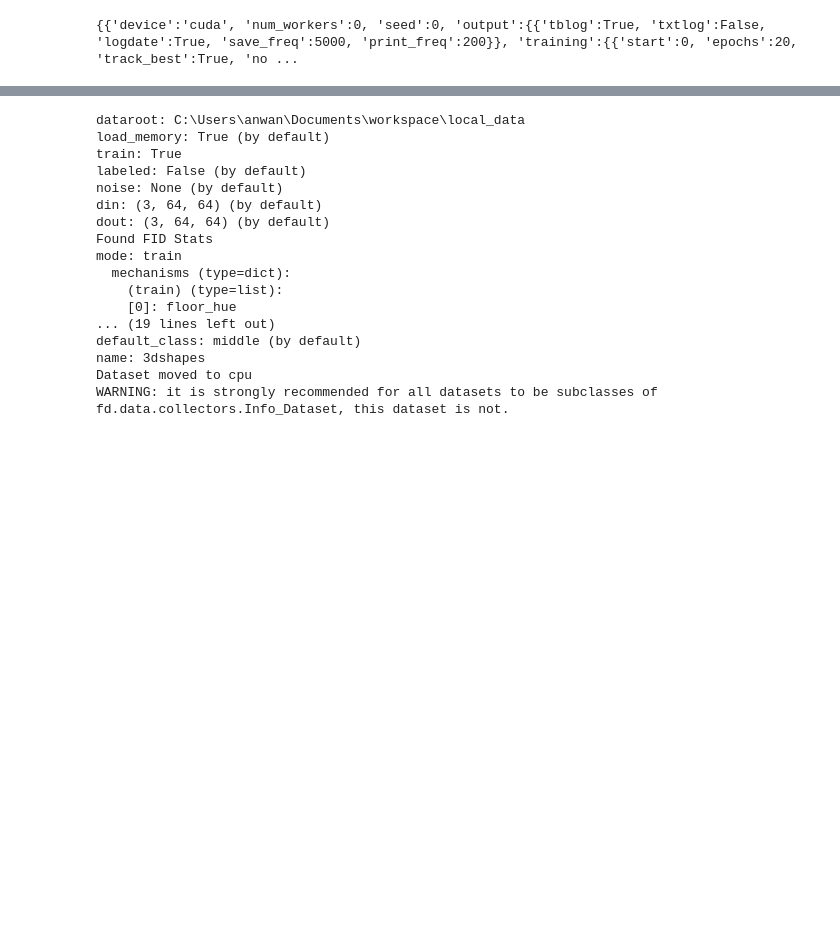
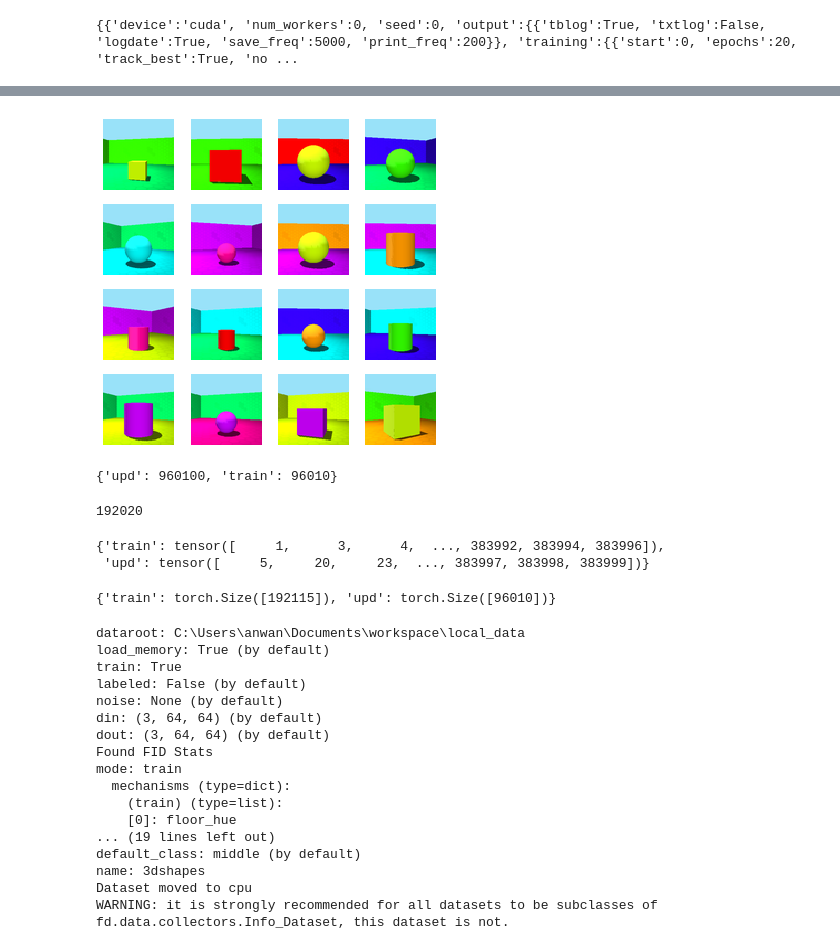
Before and after one commit to felixludos/learn_rep, a Jupyter notebook: load_mpi.ipynb, the cells around one changed output, grey strips where cells are left out. Drawn from its saved outputs; the diff is of its cells as text; code cells hidden in the pictures; blank space fills up the shorter version.

```diff
--- a/load_mpi.ipynb
+++ b/load_mpi.ipynb
@@ -174,3 +173,16 @@ C
 # %% [output]
 calling yaml.load() without Loader=... is deprecated, as the default Loader is unsafe. Please read https://msg.pyyaml.org/load for full details.
 {{'device':'cuda', 'num_workers':0, 'seed':0, 'output':{{'tblog':True, 'txtlog':False, 'logdate':True, 'save_freq':5000, 'print_freq':200}}, 'training':{{'start':0, 'epochs':20, 'track_best':True, 'no ...
+# %%
+C = trn.get_config()
+C.name = '3dshapes'
+C._mod = 'trans'
+
+C.device = 'cpu'
+C.folds.train['4'] = [0,1]
+C.folds.upd['4'] = [2]
+
+C.mix.train = 1
+C.mix.upd = 1
+
+C
@@ -176,0 +191,3 @@ calling yaml.load() without Loader=... is deprecated, as the default Loader is u
+# %%
+dataset = trn.default_load_data(C)
+len(dataset)
@@ -177,3 +213,26 @@ calling yaml.load() without Loader=... is deprecated, as the default Loader is u
+# %%
+util.show_imgs(dataset[torch.randperm(len(dataset))[:16]][0])
+pass
+# %% [output]
+[figure, added]
+# %%
+dataset.mix
+# %% [output]
+{'upd': 960100, 'train': 96010}
+# %%
+dataset.set_mix(upd=10, train=1)
+len(dataset)
+# %% [output]
+192020
+# %%
+dataset.folds
+# %% [output]
+{'train': tensor([     1,      3,      4,  ..., 383992, 383994, 383996]),
+ 'upd': tensor([     5,     20,     23,  ..., 383997, 383998, 383999])}
+# %%
+{k:v.shape for k,v in dataset.folds.items()}
+# %% [output]
+{'train': torch.Size([192115]), 'upd': torch.Size([96010])}
 # %%
 dataset = trn.default_load_data(C.dataset)
 len(dataset)
```
Also changed, not shown: parts of 3 cells of this notebook, 8 other files.
